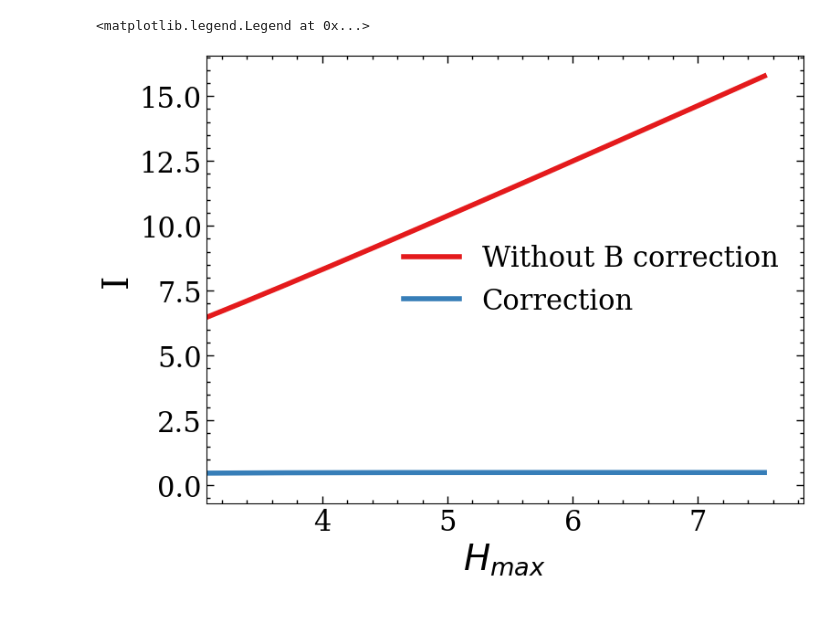
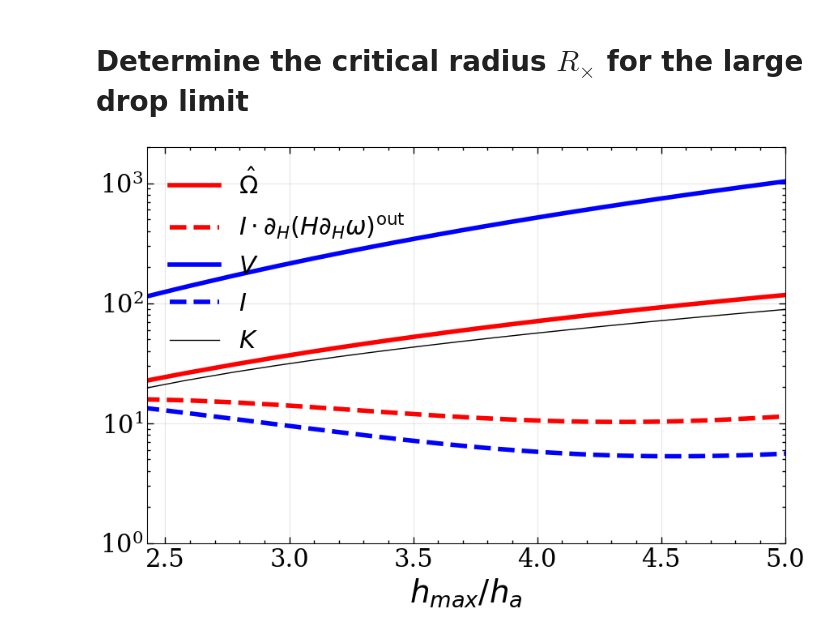
Before and after one commit to suanno/drop-dynamics, a Jupyter notebook: 2D analysis/integrals.ipynb, the cells around one changed output. Cells and saved outputs as stored; diff of their text form; code cells hidden in the pictures.

```diff
--- a/2D analysis/integrals.ipynb
+++ b/2D analysis/integrals.ipynb
@@ -60,13 +62,41 @@ plt.legend()
-# %%
-plt.plot(hmax,GradW1,label='Without B correction')
-plt.plot(hmax,GradW2,label='Correction')
-plt.xlim(left=hmax[i_branch])
-plt.xlabel('$H_{max}$')
-plt.ylabel('I')
-plt.legend()
-# %% [output]
-<matplotlib.legend.Legend at 0x...>
-[figure, removed]
+# %% [markdown]
+# Determine the critical radius $R_{\times}$ for the large drop limit
+# %%
+fig, ax = plt.subplots(figsize=(9, 6))
+from matplotlib.ticker import FormatStrFormatter
+
+
+# Bottom x-axis
+ax.plot(hmax, Omega, label=r'$\hat{\Omega}$',color='red')
+ax.semilogy(hmax,I*(dw(h0out_lim)+h0out_lim*ddw(h0out_lim)), label='$I \\cdot \\partial_H(H\\partial_H \\omega)^{\\mathrm{out}}$', color='red',ls='--')
+ax.plot(hmax, V,     label=r'$V$',color='blue')
+ax.plot(hmax, I,     label=r'$I$',color='blue',ls='--')
+ax.plot(hmax, K,     label=r'$K$',color='black',lw=1)
+
+ax.set_xlabel(r'$h_{\max}$')
+"""
+# Top x-axis
+ax_top = ax.twiny()
+
+ax_top.set_xlim(ax.get_xlim())
+n_ticks = 10
+idx = np.linspace(0, len(h0out_lim) - 1, n_ticks, dtype=int)
+
+ax_top.set_xticks(h0out_lim[idx]-1)
+ax_top.set_xticklabels(h0out_lim[idx]-1)
+ax_top.xaxis.set_major_formatter(FormatStrFormatter('%.2f'))
+
+ax_top.set_xlabel(r'$H_0^{\mathrm{out}}-1$')
+"""
+ax.grid(True, alpha=0.3)
+ax.legend()
+ax.set_xlabel(r'$h_{max}/h_a$')
+ax.set_xlim(2,5)
+plt.xlim(left=hmax[i_branch])
+ax.set_ylim(1,2e3)
+fig.savefig('../integrals2Dnbc.pdf', dpi=300)
+# %% [output]
+[figure, added]
 # %%
 # The beginning of the branch is unstable!
 plt.plot(index,par)
```
Also changed, not shown: parts of 8 cells of this notebook, 24 other files.
